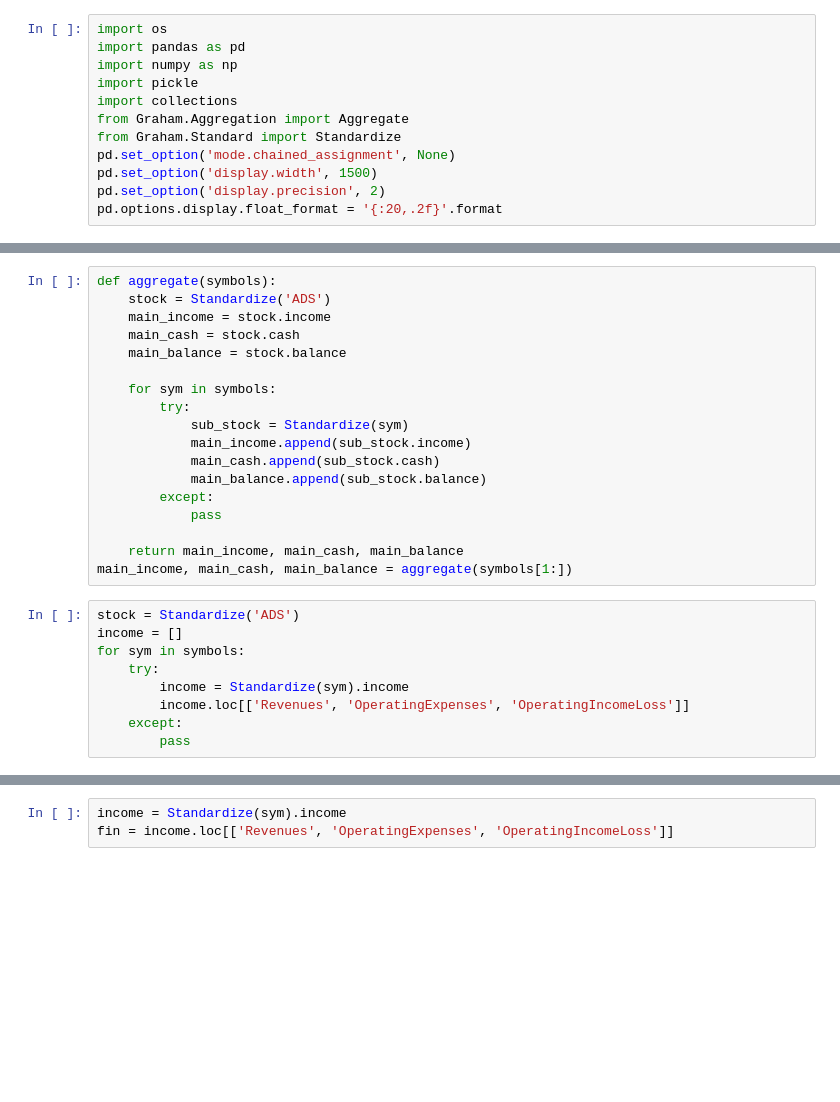
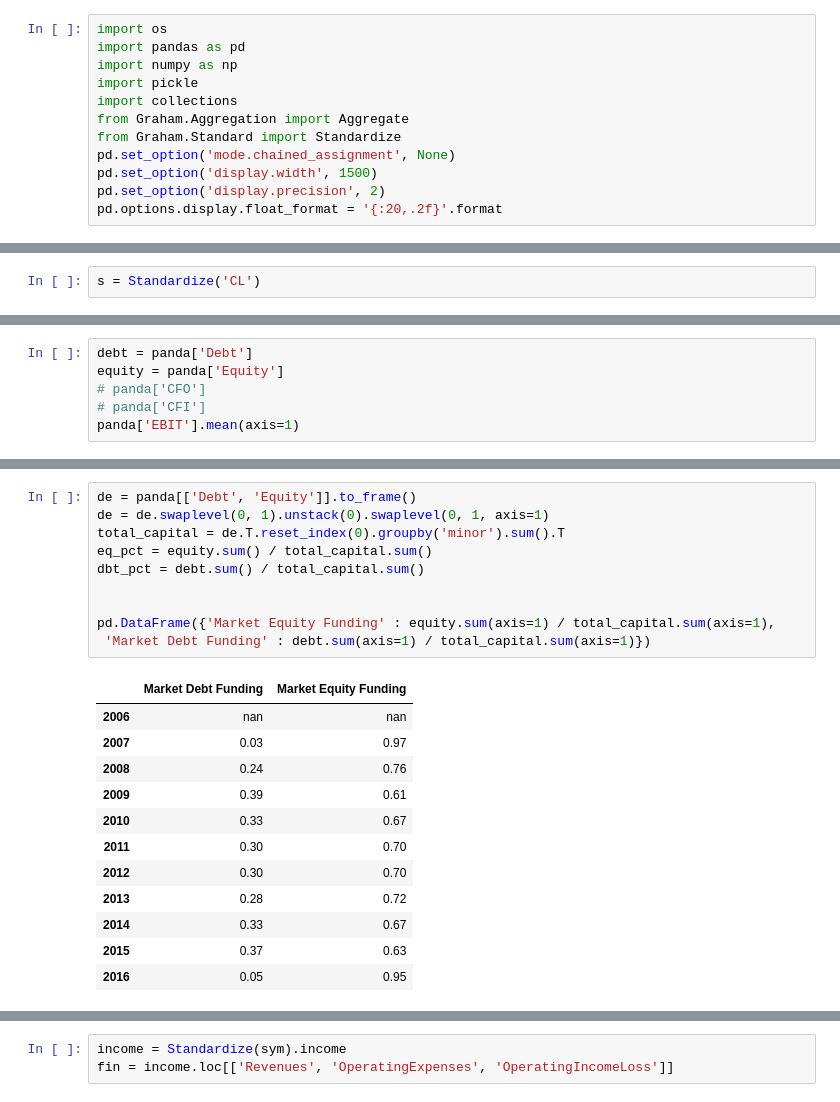
Before and after one commit to duncangh/FSA, a Jupyter notebook: Market Aggregation.ipynb, the cells around one changed output, grey strips where cells are left out. Cells and saved outputs as stored; diff of their text form; blank space fills up the shorter version.

```diff
--- a/Market Aggregation.ipynb
+++ b/Market Aggregation.ipynb
@@ -20,27 +13,2 @@ balance = stock.balance
-# %%
-def aggregate(symbols):
-    stock = Standardize('ADS')
-    main_income = stock.income
-    main_cash = stock.cash
-    main_balance = stock.balance
-
-    for sym in symbols:
-        try:
-            sub_stock = Standardize(sym)
-            main_income.append(sub_stock.income)
-            main_cash.append(sub_stock.cash)
-            main_balance.append(sub_stock.balance)
-        except:
-            pass
-
-    return main_income, main_cash, main_balance
-main_income, main_cash, main_balance = aggregate(symbols[1:])
-# %%
-stock = Standardize('ADS')
-income = []
-for sym in symbols:
-    try:
-        income = Standardize(sym).income
-        income.loc[['Revenues', 'OperatingExpenses', 'OperatingIncomeLoss']]
-    except:
-        pass
+# %%
+s = Standardize('CL')
@@ -46,0 +72,6 @@ for sym in symbols:
+# %%
+debt = panda['Debt']
+equity = panda['Equity']
+# panda['CFO']
+# panda['CFI']
+panda['EBIT'].mean(axis=1)
@@ -46,0 +111,23 @@ for sym in symbols:
+# %%
+de = panda[['Debt', 'Equity']].to_frame()
+de = de.swaplevel(0, 1).unstack(0).swaplevel(0, 1, axis=1)
+total_capital = de.T.reset_index(0).groupby('minor').sum().T
+eq_pct = equity.sum() / total_capital.sum()
+dbt_pct = debt.sum() / total_capital.sum()
+
+
+pd.DataFrame({'Market Equity Funding' : equity.sum(axis=1) / total_capital.sum(axis=1),
+ 'Market Debt Funding' : debt.sum(axis=1) / total_capital.sum(axis=1)})
+# %% [output]
+|  | Market Debt Funding | Market Equity Funding |
+| 2006 | nan | nan |
+| 2007 | 0.03 | 0.97 |
+| 2008 | 0.24 | 0.76 |
+| 2009 | 0.39 | 0.61 |
+| 2010 | 0.33 | 0.67 |
+| 2011 | 0.30 | 0.70 |
+| 2012 | 0.30 | 0.70 |
+| 2013 | 0.28 | 0.72 |
+| 2014 | 0.33 | 0.67 |
+| 2015 | 0.37 | 0.63 |
+| 2016 | 0.05 | 0.95 |
```
Also changed, not shown: parts of 11 cells of this notebook, 3 other files.
